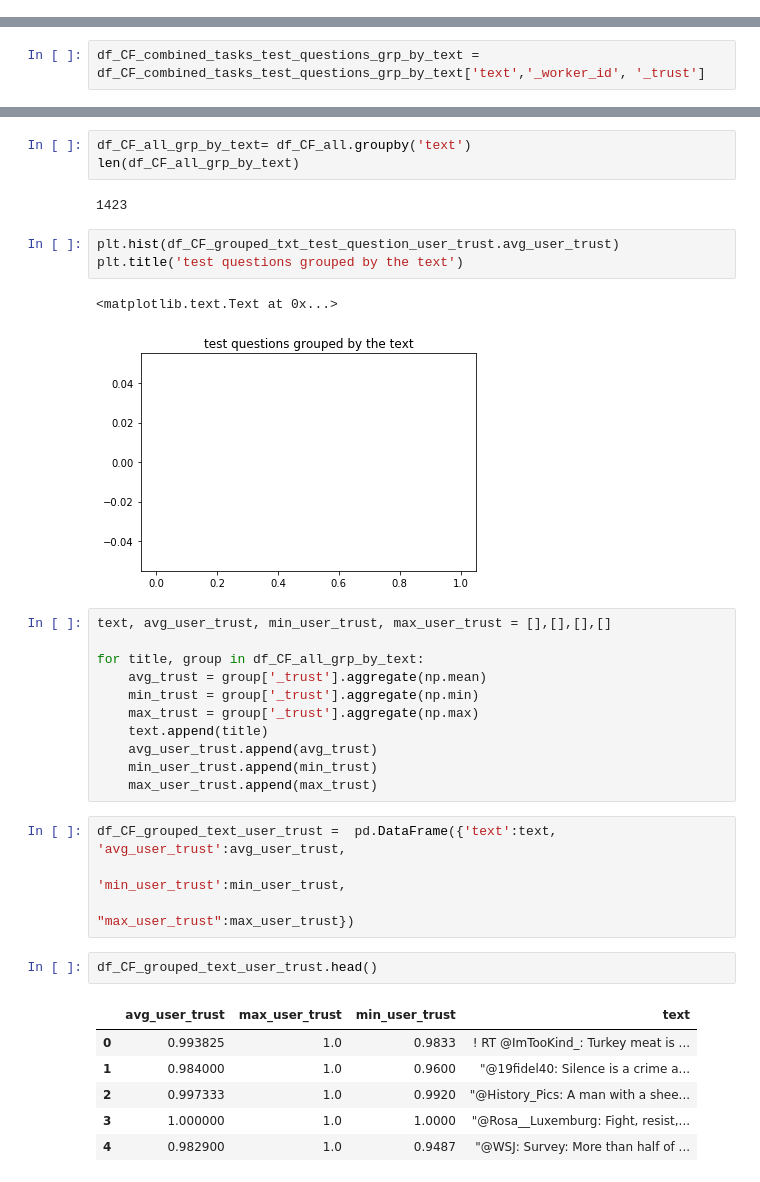
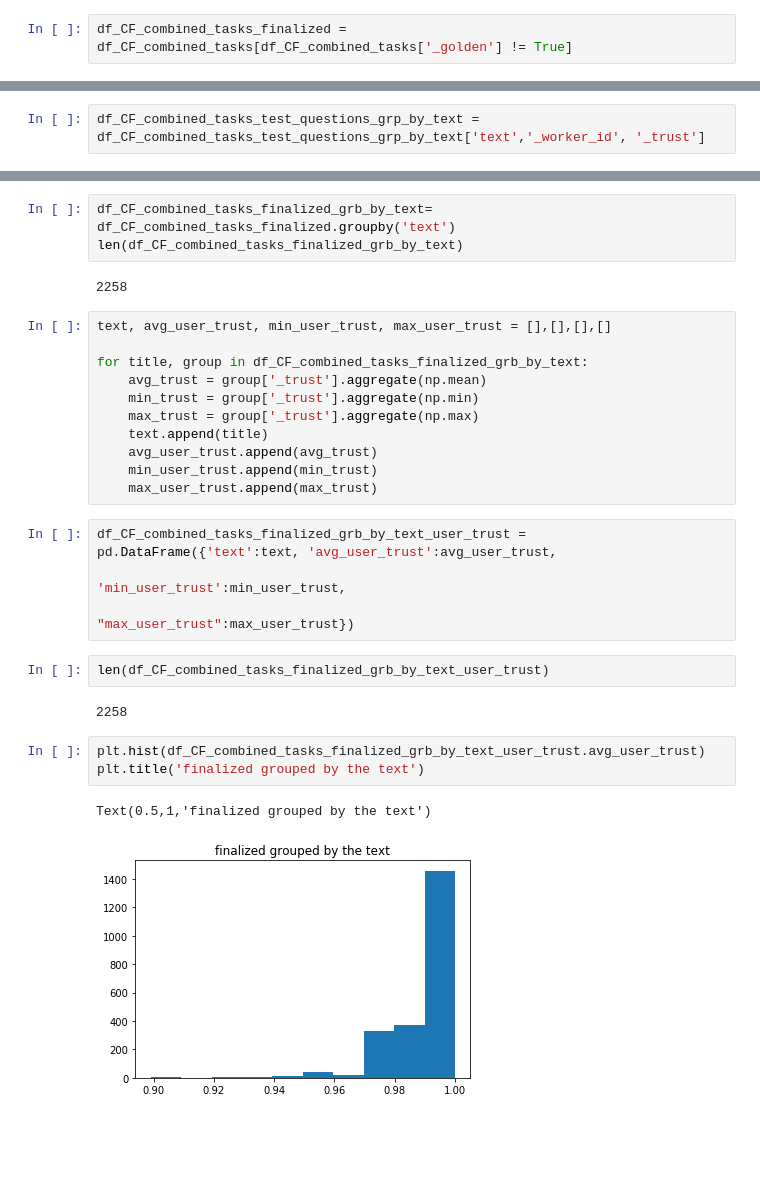
Before and after one commit to efatmae/crowdflower_basic_analytics, a Jupyter notebook: CF_combines_tasks_full_report_Data_basic_statistics.ipynb, the cells around one changed output, grey strips where cells are left out. Saved outputs shown, nothing was run; the diff lists cells and outputs as text; blank space fills up the shorter version.

Commit message:
aggreagted CF task2

```diff
--- a/CF_combines_tasks_full_report_Data_basic_statistics.ipynb
+++ b/CF_combines_tasks_full_report_Data_basic_statistics.ipynb
@@ -103,6 +103,8 @@ df_CF_combined_tasks_misses = df_CF_combined_tasks[df_CF_combined_tasks['_missed
 df_CF_combined_tasks.to_csv('Turkish_Gezi_protest/CF_combined_tasks_missed_test_questions.csv')
 # %%
 df_CF_combined_tasks_test_questions = df_CF_combined_tasks[df_CF_combined_tasks['_golden'] == True]
+# %%
+df_CF_combined_tasks_finalized = df_CF_combined_tasks[df_CF_combined_tasks['_golden'] != True]
 # %%
 len(df_CF_combined_tasks_test_questions)
 # %% [output]
@@ -167,35 +178,30 @@ df_CF_grouped_txt_test_question_user_trust.head()
 # %%
-df_CF_all_grp_by_text= df_CF_all.groupby('text')
-len(df_CF_all_grp_by_text)
+df_CF_combined_tasks_finalized_grb_by_text= df_CF_combined_tasks_finalized.groupby('text')
+len(df_CF_combined_tasks_finalized_grb_by_text)
 # %% [output]
-1423
+2258
+# %%
+text, avg_user_trust, min_user_trust, max_user_trust = [],[],[],[]
+
+for title, group in df_CF_combined_tasks_finalized_grb_by_text:
+    avg_trust = group['_trust'].aggregate(np.mean)
+    min_trust = group['_trust'].aggregate(np.min)
+    max_trust = group['_trust'].aggregate(np.max)
+    text.append(title)
+    avg_user_trust.append(avg_trust)
+    min_user_trust.append(min_trust)
+    max_user_trust.append(max_trust)
+# %%
+df_CF_combined_tasks_finalized_grb_by_text_user_trust =  pd.DataFrame({'text':text, 'avg_user_trust':avg_user_trust,
+                                                    'min_user_trust':min_user_trust,
+                                                    "max_user_trust":max_user_trust})
+# %%
+len(df_CF_combined_tasks_finalized_grb_by_text_user_trust)
+# %% [output]
+2258
 # %%
-plt.hist(df_CF_grouped_txt_test_question_user_trust.avg_user_trust)
-plt.title('test questions grouped by the text')
+plt.hist(df_CF_combined_tasks_finalized_grb_by_text_user_trust.avg_user_trust)
+plt.title('finalized grouped by the text')
 # %% [output]
-<matplotlib.text.Text at 0x...>
+Text(0.5,1,'finalized grouped by the text')
-[figure, old version]
+[figure, new version]
-# %%
-text, avg_user_trust, min_user_trust, max_user_trust = [],[],[],[]
-
-for title, group in df_CF_all_grp_by_text:
-    avg_trust = group['_trust'].aggregate(np.mean)
-    min_trust = group['_trust'].aggregate(np.min)
-    max_trust = group['_trust'].aggregate(np.max)
-    text.append(title)
-    avg_user_trust.append(avg_trust)
-    min_user_trust.append(min_trust)
-    max_user_trust.append(max_trust)
-# %%
-df_CF_grouped_text_user_trust =  pd.DataFrame({'text':text, 'avg_user_trust':avg_user_trust,
-                                                    'min_user_trust':min_user_trust,
-                                                    "max_user_trust":max_user_trust})
-# %%
-df_CF_grouped_text_user_trust.head()
-# %% [output]
-|  | avg_user_trust | max_user_trust | min_user_trust | text |
-| 0 | 0.993825 | 1.0 | 0.9833 | ! RT @ImTooKind_: Turkey meat is ... |
-| 1 | 0.984000 | 1.0 | 0.9600 | "@19fidel40: Silence is a crime a... |
-| 2 | 0.997333 | 1.0 | 0.9920 | "@History_Pics: A man with a shee... |
-| 3 | 1.000000 | 1.0 | 1.0000 | "@Rosa__Luxemburg: Fight, resist,... |
-| 4 | 0.982900 | 1.0 | 0.9487 | "@WSJ: Survey: More than half of ... |
```
Also changed, not shown: parts of 12 cells of this notebook, 2 other files.
